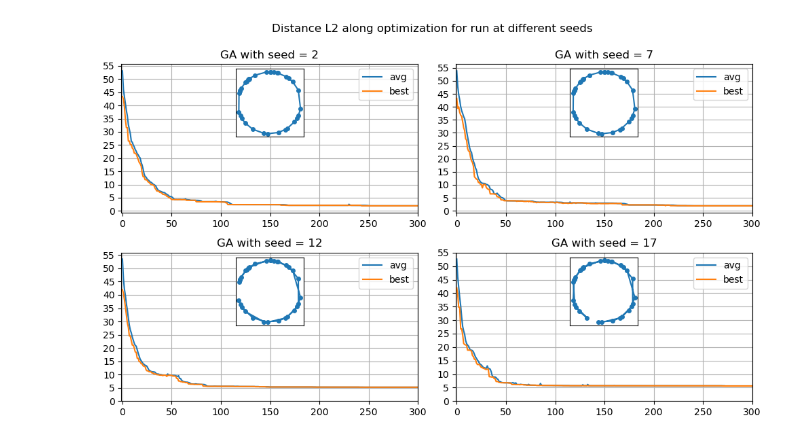
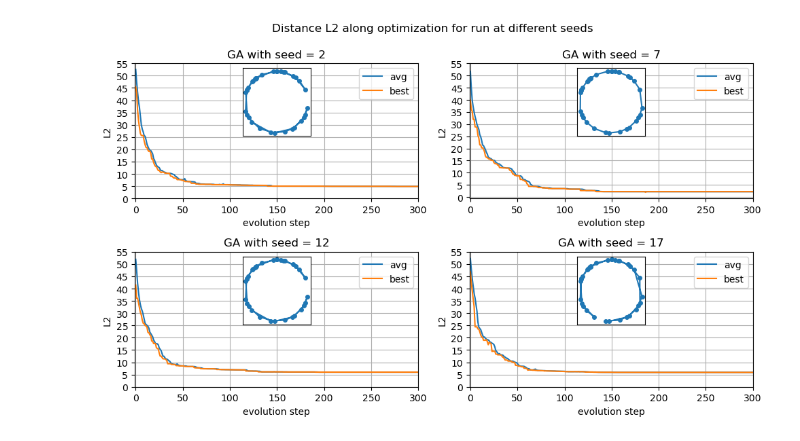
Before and after one commit to TommiDL/NumericalSimulationLab, a Jupyter notebook: es9/notebook9.ipynb, the cells around one changed output. Saved outputs shown, nothing was run; the diff lists cells and outputs as text; code cells hidden in the pictures.

```diff
--- a/es9/notebook9.ipynb
+++ b/es9/notebook9.ipynb
@@ -11,12 +10,16 @@ coord = pd.read_csv('coordinates.csv', skiprows=1)
 # %%
-files = os.listdir('OUTPUT/')
-circle_best_files=[]
-circle_avg_files=[]
-for file in files:
-    if 'best_sol_circle' in file:
-        circle_best_files.append(file)
-        continue
-    if 'avg_circle' in file:
-        circle_avg_files.append(file)
-        continue
+circle_coord = pd.read_csv('coordinates.csv', skiprows=1)
+square_coord = pd.read_csv('coord_SQUARE_34cities.dat', skiprows=1)
+
+# data_dir = "OUTPUT/circle_setup1/"
+# files = os.listdir(data_dir)
+# circle_best_files=[]
+# circle_avg_files=[]
+# for file in files:
+#     if 'best_sol_circle' in file:
+#         circle_best_files.append(file)
+#         continue
+#     if 'avg_circle' in file:
+#         circle_avg_files.append(file)
+#         continue
 # %%
@@ -70,38 +183,41 @@ Nseed=20
 n=2
 fig, ax = plt.subplots(Nseed//(5*n), n, figsize=(5*n, 3*n))
 fig.suptitle('Distance L2 along optimization for run at different seeds', y=0.99)
-
+data_dir = "OUTPUT/circle_setup1/"
 
 
 for ind, seed in enumerate(range(2,21, 5)):
     ax[ind//n, ind%n].set_title(f'GA with seed = {seed}')
-    df_avg = pd.read_csv(f'OUTPUT/avg_circle_seed{seed}.dat', names=['avg'], skiprows=1)
+    df_avg = pd.read_csv(data_dir+f'avg_circle_seed{seed}.dat', names=['avg'], skiprows=1)
     ax[ind//n, ind%n].plot(df_avg.index, df_avg['avg'], '-', label = f"avg")
 
-    df_best = pd.read_csv(f'OUTPUT/best_sol_circle_seed{seed}.dat', names=[f'city{k}' for k in range(35)]+['dist'], skiprows=1)
+    df_best = pd.read_csv(data_dir+f'best_sol_circle_seed{seed}.dat', names=[f'city{k}' for k in range(35)]+['dist'], skiprows=1)
     ax[ind//n, ind%n].plot(df_best.index, df_best['dist'], '-', label = f"best")
 
     ax[ind//n, ind%n].set_yticks(range(0, 60, 5), range(0, 60, 5))
     ax[ind//n, ind%n].grid()
     ax[ind//n, ind%n].legend()
+    ax[ind//n, ind%n].set_xlabel('evolution step')
+    ax[ind//n, ind%n].set_ylabel('L2')
+
     ax[ind//n, ind%n].set_xlim([-1, 300])
 
     sub_ax = inset_axes(
         parent_axes=ax[ind//n, ind%n],
         width=1,#"40%",
         height=1,#"40%",
         loc='upper center',
         borderpad=0.5  # padding between parent and inset axes
     )
 
-    x=np.array([coord.iloc[int(k)-1].x for k in df_best.iloc[len(df_best)-1][:-1].array])
-    y=np.array([coord.iloc[int(k)-1].y for k in df_best.iloc[len(df_best)-1][:-1].array])
+    x=np.array([circle_coord.iloc[int(k)-1].x for k in df_best.iloc[len(df_best)-1][:-1].array])
+    y=np.array([circle_coord.iloc[int(k)-1].y for k in df_best.iloc[len(df_best)-1][:-1].array])
 
     sub_ax.plot(x, y, '-o', ms=4)
     sub_ax.get_xaxis().set_visible(False)
     sub_ax.get_yaxis().set_visible(False)
-plt.savefig('OUTPUT/seed_distances.png', dpi=300)
+plt.savefig(data_dir+'seed_distances.png', dpi=300)
 plt.tight_layout()
 plt.show()
 # %% [output]
-[figure, old version]
+[figure, new version]
```
Also changed, not shown: parts of 12 cells of this notebook, 11 other files.
